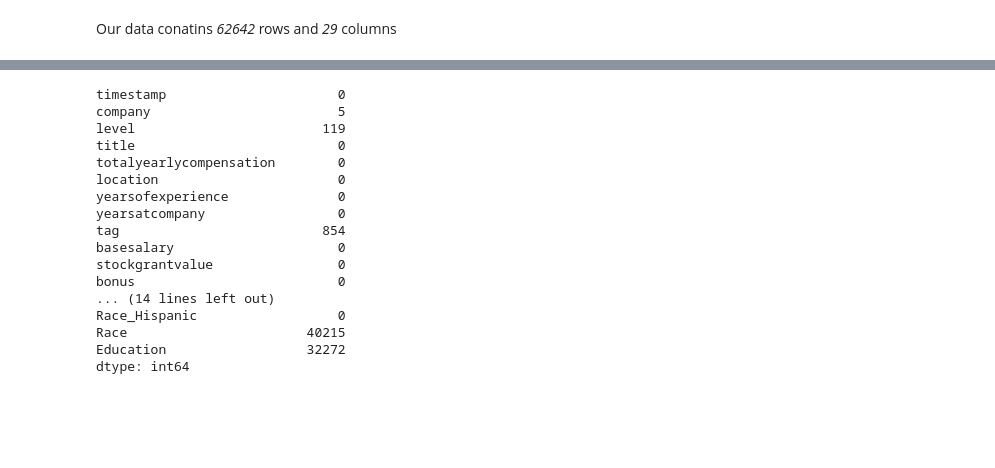
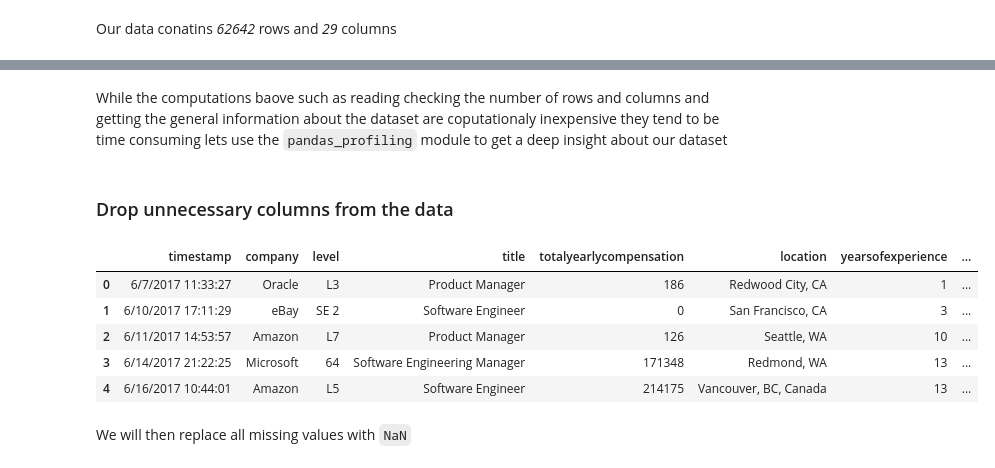
Before and after one commit to MokuaEnock/Machine-Learning-Notes, a Jupyter notebook: Module_1_Data_cleaning/data_cleaning.ipynb, the cells around one changed output, grey strips where cells are left out. Cells and saved outputs as stored; diff of their text form; code cells hidden in the pictures; blank space fills up the shorter version.

```diff
--- a/Module_1_Data_cleaning/data_cleaning.ipynb
+++ b/Module_1_Data_cleaning/data_cleaning.ipynb
@@ -69,20 +78,2 @@ Index(['timestamp', 'company', 'level', 'title', 'totalyearlycompensation',
-# %%
-df_copy.isnull().sum()
-# %% [output]
-timestamp                      0
-company                        5
-level                        119
-title                          0
-totalyearlycompensation        0
-location                       0
-yearsofexperience              0
-yearsatcompany                 0
-tag                          854
-basesalary                     0
-stockgrantvalue                0
-bonus                          0
-... (14 lines left out)
-Race_Hispanic                  0
-Race                       40215
-Education                  32272
-dtype: int64
+# %% [markdown]
+While the computations baove such as reading checking the number of rows and columns and getting the general information about the dataset are coputationaly inexpensive they tend to be time consuming lets use the `pandas_profiling` module to get a deep insight about our dataset
@@ -88,0 +82,2 @@ dtype: int64
+# %% [markdown]
+### Drop unnecessary columns from the data
@@ -88,0 +86,11 @@ dtype: int64
+# %%
+df_copy.head()
+# %% [output]
+|  | timestamp | company | level | title | totalyearlycompensation | location | yearsofexperience | ... |
+| 0 | 6/7/2017 11:33:27 | Oracle | L3 | Product Manager | 186 | Redwood City, CA | 1 | ... |
+| 1 | 6/10/2017 17:11:29 | eBay | SE 2 | Software Engineer | 0 | San Francisco, CA | 3 | ... |
+| 2 | 6/11/2017 14:53:57 | Amazon | L7 | Product Manager | 126 | Seattle, WA | 10 | ... |
+| 3 | 6/14/2017 21:22:25 | Microsoft | 64 | Software Engineering Manager | 171348 | Redmond, WA | 13 | ... |
+| 4 | 6/16/2017 10:44:01 | Amazon | L5 | Software Engineer | 214175 | Vancouver, BC, Canada | 13 | ... |
+# %% [markdown]
+We will then replace all missing values with `NaN`
```
Also changed, not shown: parts of 24 cells of this notebook.
